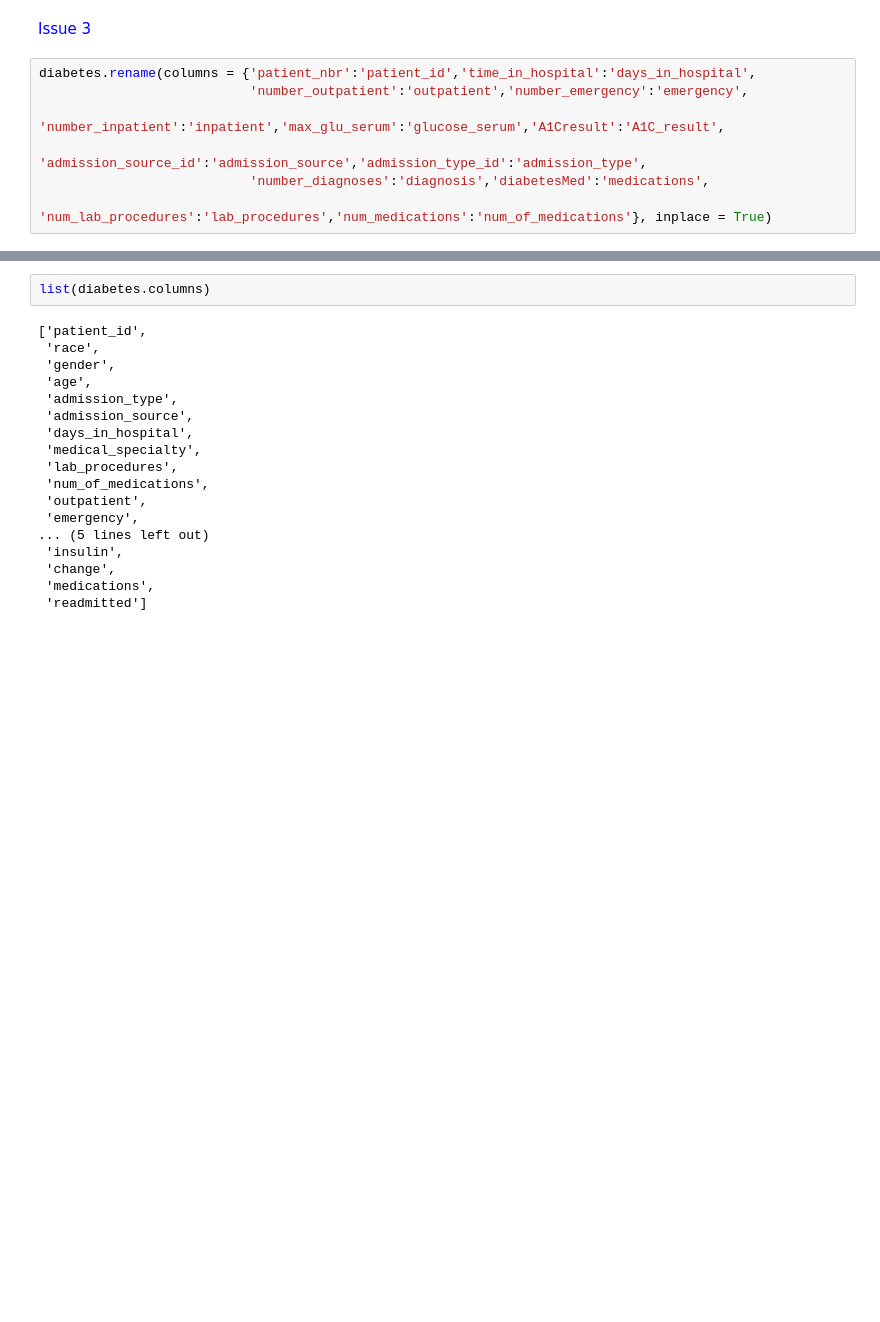
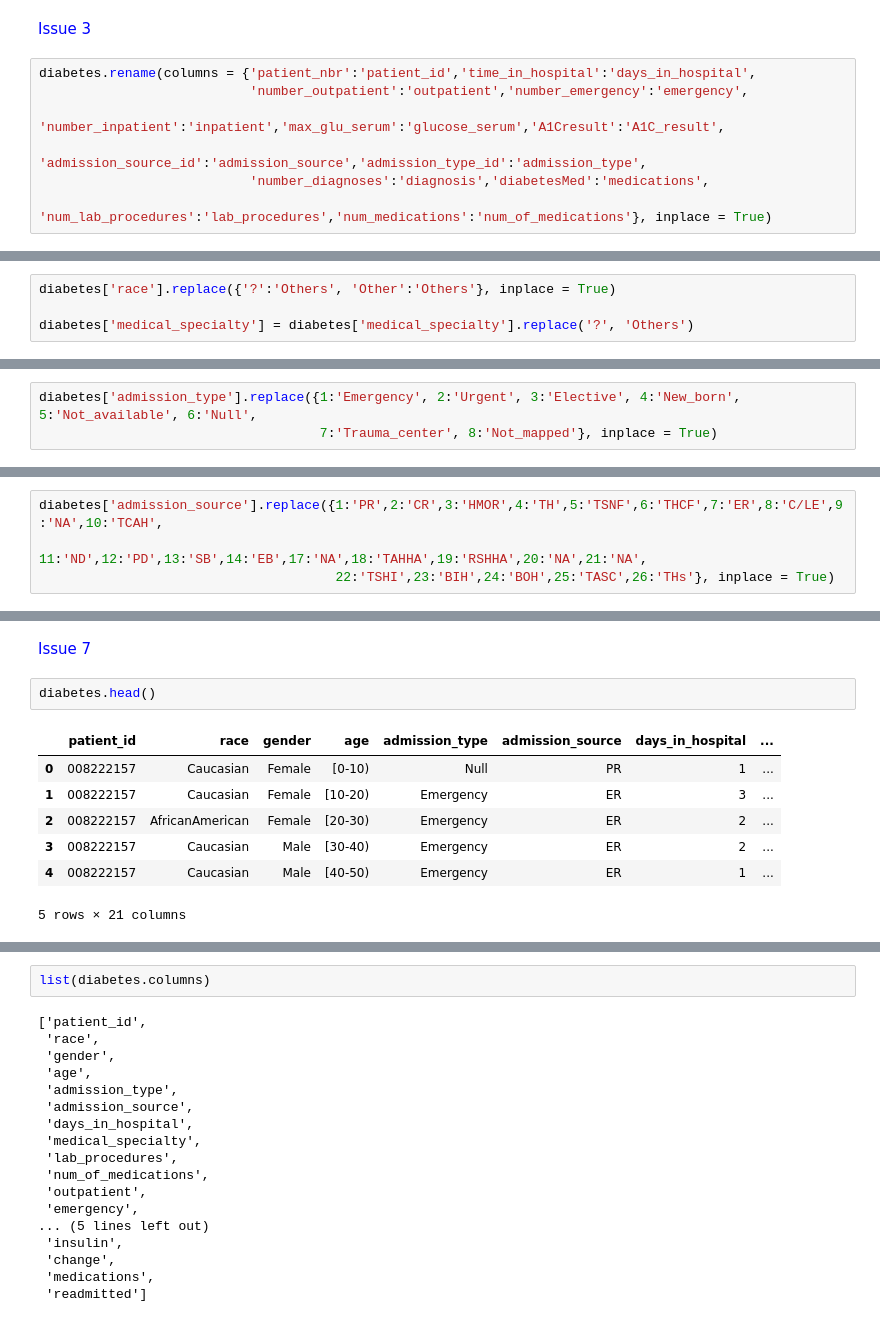
Before and after one commit to Merci93/Diabetes_in_the_US, a Jupyter notebook: US_diabetes_Analysis.ipynb, the cells around one changed output, grey strips where cells are left out. Drawn from its saved outputs; the diff is of its cells as text; blank space fills up the shorter version.

Commit message:
Solved issues 5,6 and 8

```diff
--- a/US_diabetes_Analysis.ipynb
+++ b/US_diabetes_Analysis.ipynb
@@ -414,0 +416,4 @@ diabetes.rename(columns = {'patient_nbr':'patient_id','time_in_hospital':'days_i
+# %%
+diabetes['race'].replace({'?':'Others', 'Other':'Others'}, inplace = True)
+
+diabetes['medical_specialty'] = diabetes['medical_specialty'].replace('?', 'Others')
@@ -414,0 +422,3 @@ diabetes.rename(columns = {'patient_nbr':'patient_id','time_in_hospital':'days_i
+# %%
+diabetes['admission_type'].replace({1:'Emergency', 2:'Urgent', 3:'Elective', 4:'New_born', 5:'Not_available', 6:'Null',
+                                    7:'Trauma_center', 8:'Not_mapped'}, inplace = True)
@@ -414,0 +427,4 @@ diabetes.rename(columns = {'patient_nbr':'patient_id','time_in_hospital':'days_i
+# %%
+diabetes['admission_source'].replace({1:'PR',2:'CR',3:'HMOR',4:'TH',5:'TSNF',6:'THCF',7:'ER',8:'C/LE',9:'NA',10:'TCAH',
+                                      11:'ND',12:'PD',13:'SB',14:'EB',17:'NA',18:'TAHHA',19:'RSHHA',20:'NA',21:'NA',
+                                      22:'TSHI',23:'BIH',24:'BOH',25:'TASC',26:'THs'}, inplace = True)
@@ -414,0 +459,12 @@ diabetes.rename(columns = {'patient_nbr':'patient_id','time_in_hospital':'days_i
+# %% [markdown]
+<span style = 'color:blue'>Issue 7</span>
+# %%
+diabetes.head()
+# %% [output]
+|  | patient_id | race | gender | age | admission_type | admission_source | days_in_hospital | ... |
+| 0 | 008222157 | Caucasian | Female | [0-10) | Null | PR | 1 | ... |
+| 1 | 008222157 | Caucasian | Female | [10-20) | Emergency | ER | 3 | ... |
+| 2 | 008222157 | AfricanAmerican | Female | [20-30) | Emergency | ER | 2 | ... |
+| 3 | 008222157 | Caucasian | Male | [30-40) | Emergency | ER | 2 | ... |
+| 4 | 008222157 | Caucasian | Male | [40-50) | Emergency | ER | 1 | ... |
+5 rows × 21 columns
```
Also changed, not shown: parts of 10 cells of this notebook.
